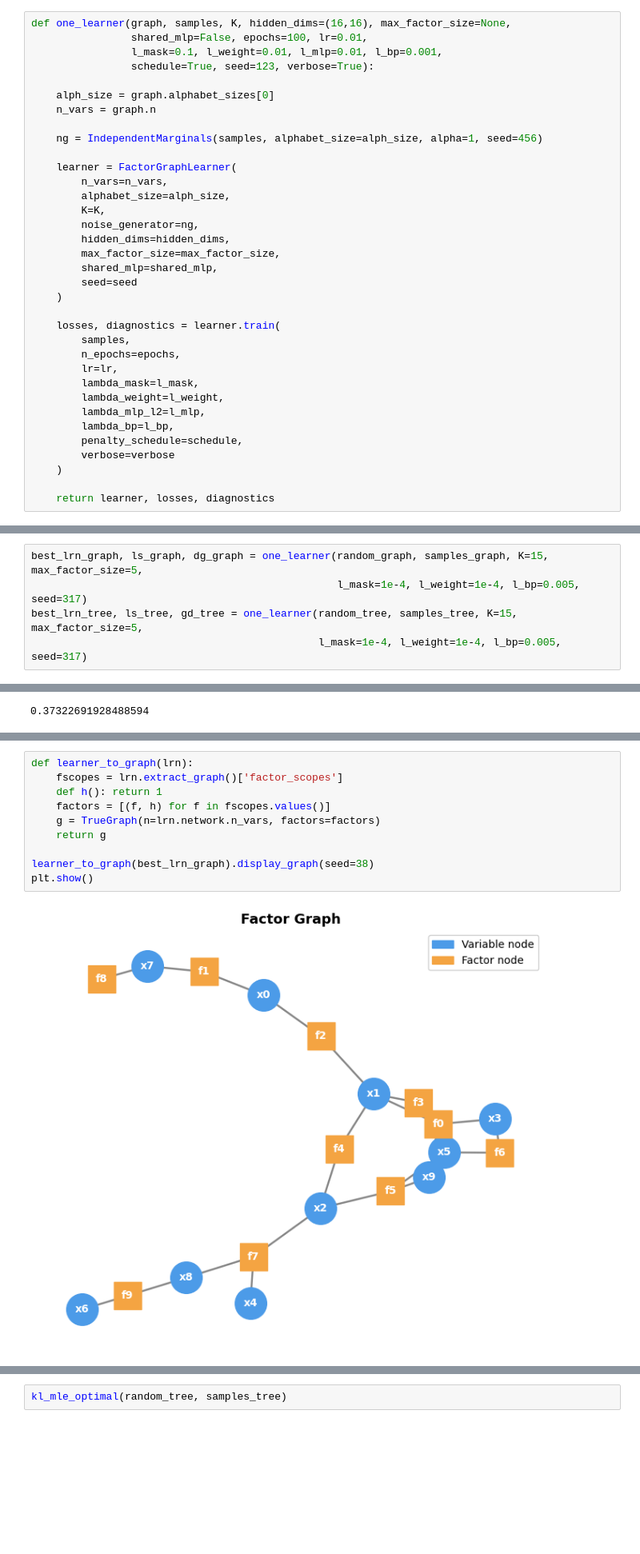
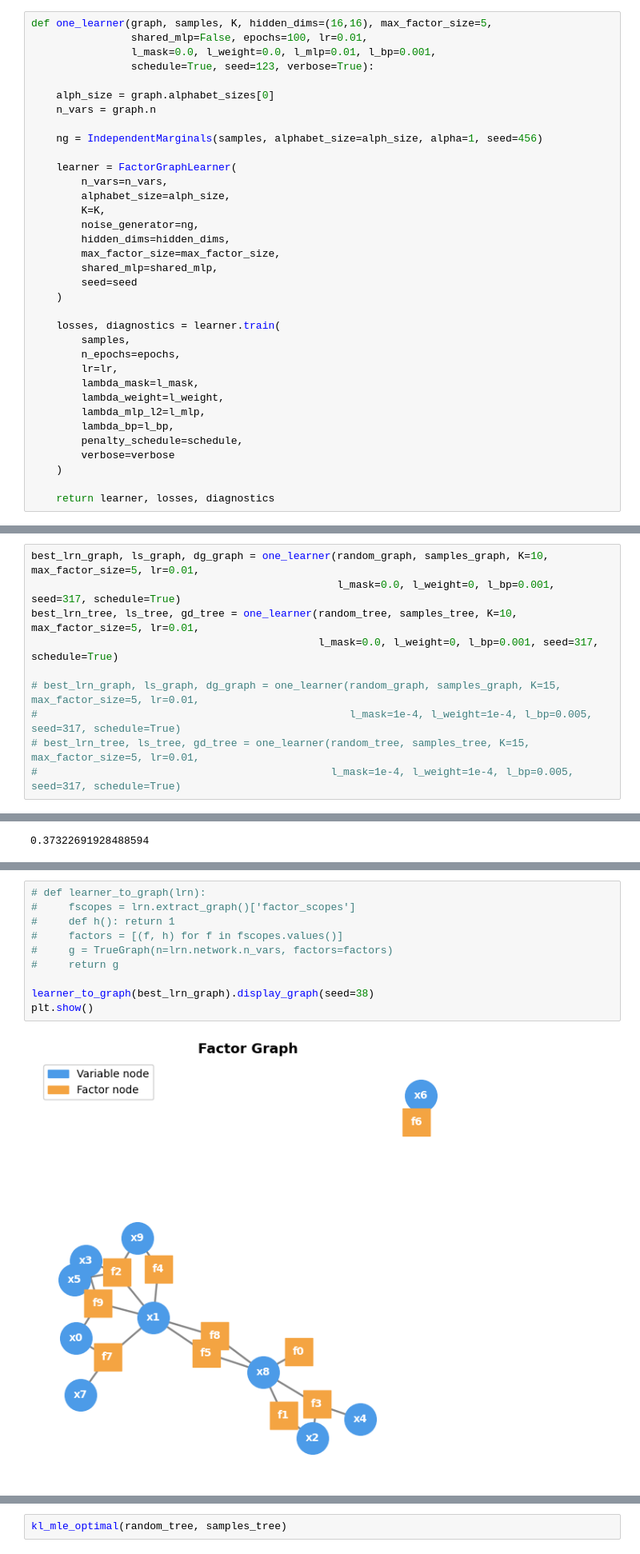
Before and after one commit to AyushBatra01/FG-Structure-NN, a Jupyter notebook: experiments/01_regularization.ipynb, the cells around one changed output, grey strips where cells are left out. Shown at 80% size. Cells and saved outputs as stored; diff of their text form; blank space fills up the shorter version.

```diff
--- a/experiments/01_regularization.ipynb
+++ b/experiments/01_regularization.ipynb
@@ -46,9 +46,9 @@ samples_tree = random_tree.sample(nsamples=500, seed=920)
 # %% [markdown]
 # Experiment
 # %%
-def one_learner(graph, samples, K, hidden_dims=(16,16), max_factor_size=None,
+def one_learner(graph, samples, K, hidden_dims=(16,16), max_factor_size=5,
                 shared_mlp=False, epochs=100, lr=0.01,
-                l_mask=0.1, l_weight=0.01, l_mlp=0.01, l_bp=0.001,
+                l_mask=0.0, l_weight=0.0, l_mlp=0.01, l_bp=0.001,
                 schedule=True, seed=123, verbose=True):
 
     alph_size = graph.alphabet_sizes[0]
@@ -192,8 +212,13 @@ plot_results(results_tree, 'lambda_bp', 'density')
 # %% [markdown]
 # Recovered Graphs
 # %%
-best_lrn_graph, ls_graph, dg_graph = one_learner(random_graph, samples_graph, K=15, max_factor_size=5,
-                                                 l_mask=1e-4, l_weight=1e-4, l_bp=0.005, seed=317)
-best_lrn_tree, ls_tree, gd_tree = one_learner(random_tree, samples_tree, K=15, max_factor_size=5,
-                                              l_mask=1e-4, l_weight=1e-4, l_bp=0.005, seed=317)
+best_lrn_graph, ls_graph, dg_graph = one_learner(random_graph, samples_graph, K=10, max_factor_size=5, lr=0.01,
+                                                 l_mask=0.0, l_weight=0, l_bp=0.001, seed=317, schedule=True)
+best_lrn_tree, ls_tree, gd_tree = one_learner(random_tree, samples_tree, K=10, max_factor_size=5, lr=0.01,
+                                              l_mask=0.0, l_weight=0, l_bp=0.001, seed=317, schedule=True)
+
+# best_lrn_graph, ls_graph, dg_graph = one_learner(random_graph, samples_graph, K=15, max_factor_size=5, lr=0.01,
+#                                                  l_mask=1e-4, l_weight=1e-4, l_bp=0.005, seed=317, schedule=True)
+# best_lrn_tree, ls_tree, gd_tree = one_learner(random_tree, samples_tree, K=15, max_factor_size=5, lr=0.01,
+#                                               l_mask=1e-4, l_weight=1e-4, l_bp=0.005, seed=317, schedule=True)
 # %% [output]
@@ -308,15 +333,15 @@ chow_liu_res_tree, best_res_tree
 # %%
-def learner_to_graph(lrn):
-    fscopes = lrn.extract_graph()['factor_scopes']
-    def h(): return 1
-    factors = [(f, h) for f in fscopes.values()]
-    g = TrueGraph(n=lrn.network.n_vars, factors=factors)
-    return g
+# def learner_to_graph(lrn):
+#     fscopes = lrn.extract_graph()['factor_scopes']
+#     def h(): return 1
+#     factors = [(f, h) for f in fscopes.values()]
+#     g = TrueGraph(n=lrn.network.n_vars, factors=factors)
+#     return g
 
 learner_to_graph(best_lrn_graph).display_graph(seed=38)
 plt.show()
 # %% [output]
-[figure, old version]
+[figure, new version]
 # %%
 learner_to_graph(best_lrn_tree).display_graph(seed=34)
 plt.show()
```
Also changed, not shown: parts of 28 cells of this notebook, 4 other files.
